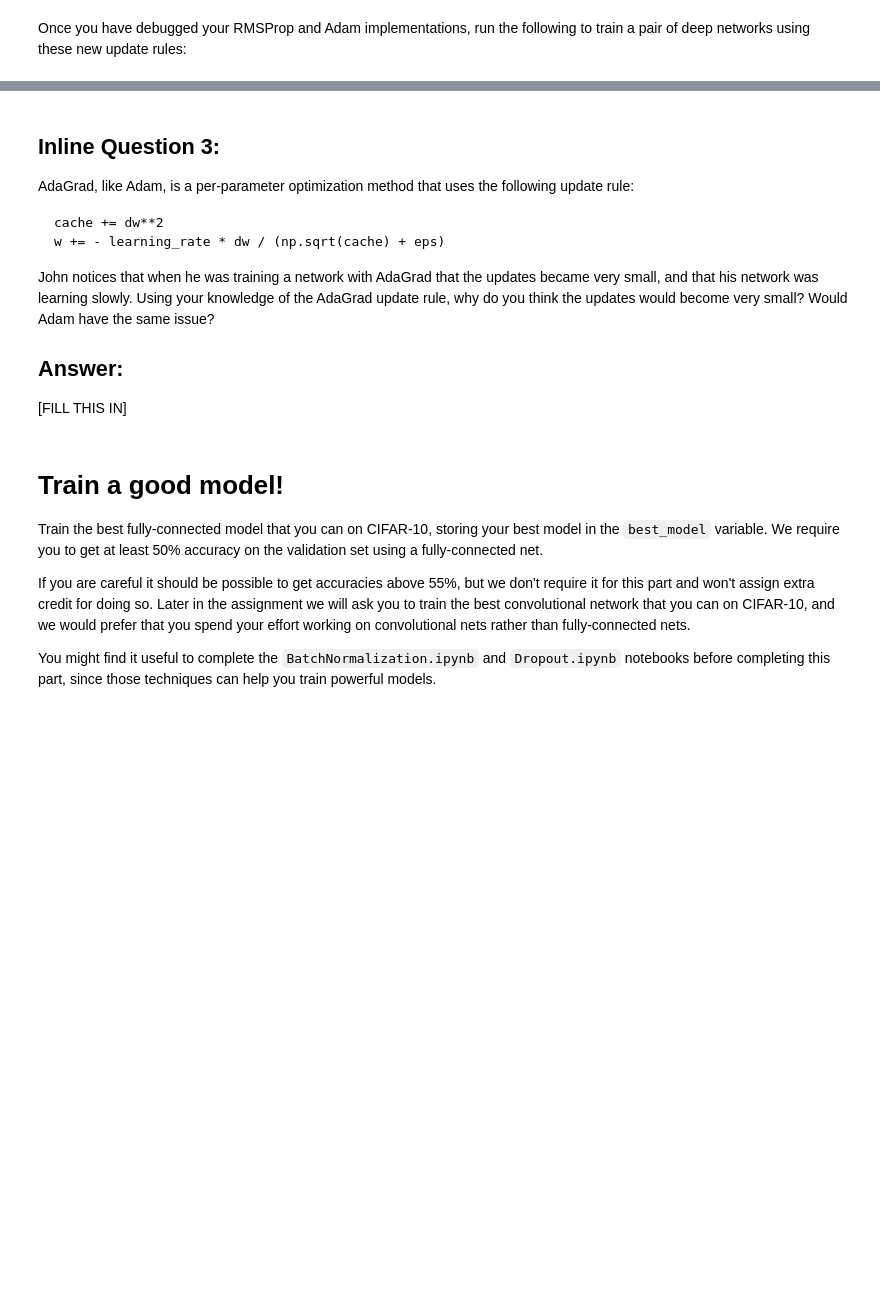
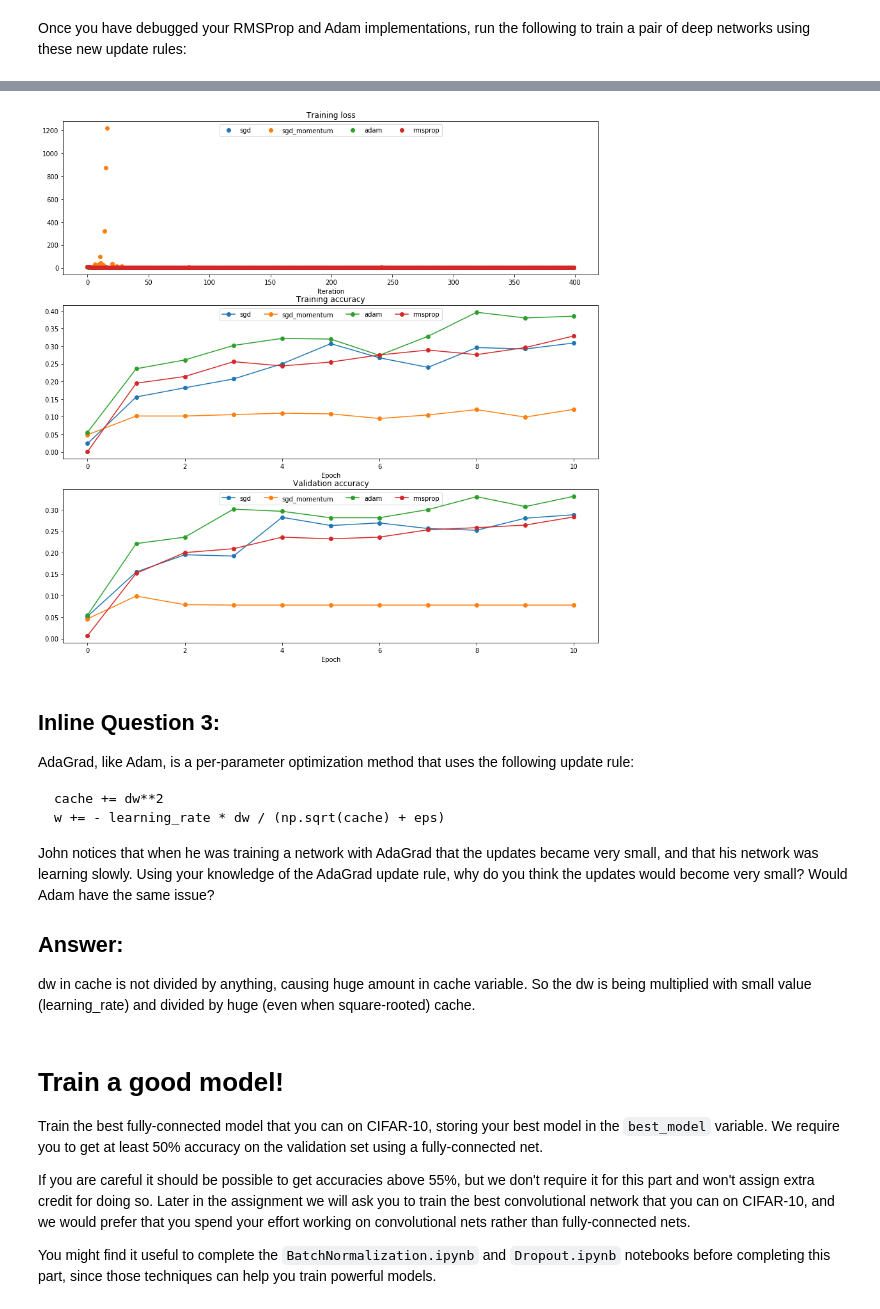
Before and after one commit to sergiev/cs231n, a Jupyter notebook: a2/FullyConnectedNets.ipynb, the cells around one changed output, grey strips where cells are left out. Drawn from its saved outputs; the diff is of its cells as text; code cells hidden in the pictures; blank space fills up the shorter version.

```diff
--- a/a2/FullyConnectedNets.ipynb
+++ b/a2/FullyConnectedNets.ipynb
@@ -729,7 +744,7 @@ for update_rule in ['adam', 'rmsprop']:
   model = FullyConnectedNet([100, 100, 100, 100, 100], weight_scale=5e-2)
 
   solver = Solver(model, small_data,
-                  num_epochs=5, batch_size=100,
+                  num_epochs=10, batch_size=100,
                   update_rule=update_rule,
                   optim_config={
                     'learning_rate': learning_rates[update_rule]
@@ -766,3 +781,4 @@ for i in [1, 2, 3]:
   plt.legend(loc='upper center', ncol=4)
 plt.gcf().set_size_inches(15, 15)
 plt.show()
+# %% [output]
@@ -769,3 +802,4 @@ plt.show()
+[figure, added]
 # %% [markdown]
 ## Inline Question 3:
 
@@ -780,7 +814,7 @@ John notices that when he was training a network with AdaGrad that the updates b
 
 
 ## Answer:
-[FILL THIS IN]
+dw in cache is not divided by anything, causing huge amount in cache variable. So the dw is being multiplied with small value (learning_rate) and divided by huge (even when square-rooted) cache.
 # %% [markdown]
 # Train a good model!
 Train the best fully-connected model that you can on CIFAR-10, storing your best model in the `best_model` variable. We require you to get at least 50% accuracy on the validation set using a fully-connected net.
```
Also changed, not shown: parts of 9 cells of this notebook, 1 other file.
